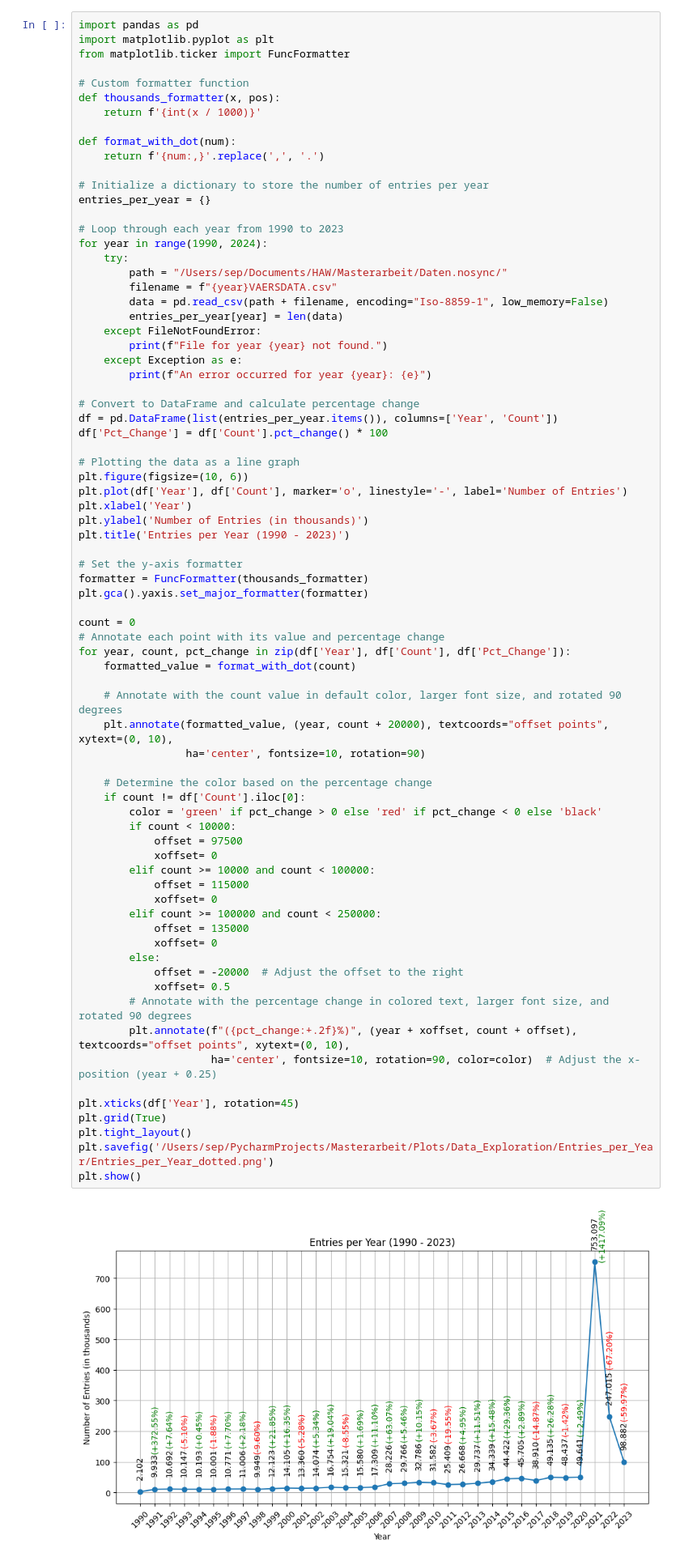
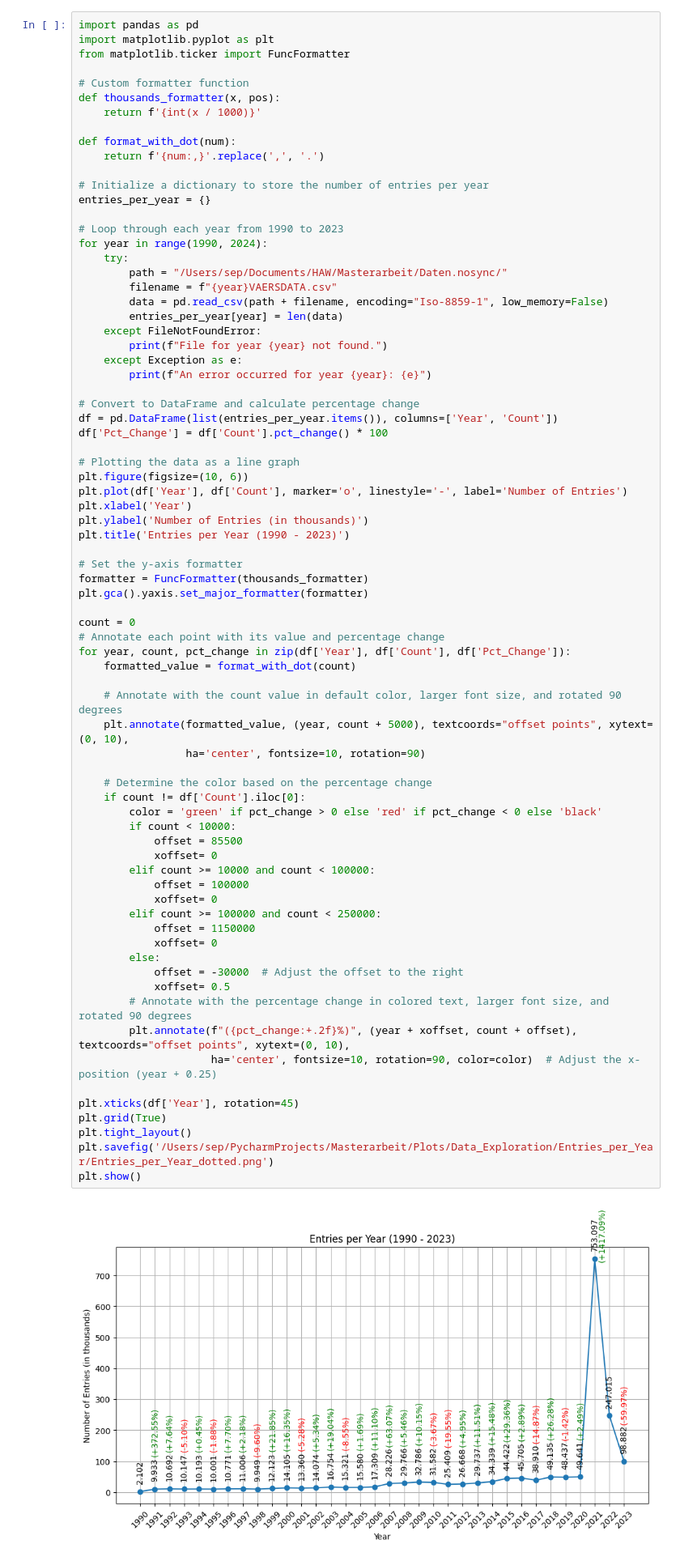
Before and after one commit to ZaNioxX/Masterarbeit, a Jupyter notebook: Data_Exploration/entries_per_year.ipynb, the cells around one changed output. Shown at 81% size. Cells and saved outputs as stored; diff of their text form.

Commit message:
added new plot

```diff
--- a/Data_Exploration/entries_per_year.ipynb
+++ b/Data_Exploration/entries_per_year.ipynb
@@ -249,36 +249,36 @@ plt.gca().yaxis.set_major_formatter(formatter)
 
 count = 0
 # Annotate each point with its value and percentage change
 for year, count, pct_change in zip(df['Year'], df['Count'], df['Pct_Change']):
     formatted_value = format_with_dot(count)
 
     # Annotate with the count value in default color, larger font size, and rotated 90 degrees
-    plt.annotate(formatted_value, (year, count + 20000), textcoords="offset points", xytext=(0, 10),
+    plt.annotate(formatted_value, (year, count + 5000), textcoords="offset points", xytext=(0, 10),
                  ha='center', fontsize=10, rotation=90)
 
     # Determine the color based on the percentage change
     if count != df['Count'].iloc[0]:
         color = 'green' if pct_change > 0 else 'red' if pct_change < 0 else 'black'
         if count < 10000:
-            offset = 97500
+            offset = 85500
             xoffset= 0
         elif count >= 10000 and count < 100000:
-            offset = 115000
+            offset = 100000
             xoffset= 0
         elif count >= 100000 and count < 250000:
-            offset = 135000
+            offset = 1150000
             xoffset= 0
         else:
-            offset = -20000  # Adjust the offset to the right
+            offset = -30000  # Adjust the offset to the right
             xoffset= 0.5
         # Annotate with the percentage change in colored text, larger font size, and rotated 90 degrees
         plt.annotate(f"({pct_change:+.2f}%)", (year + xoffset, count + offset), textcoords="offset points", xytext=(0, 10),
                      ha='center', fontsize=10, rotation=90, color=color)  # Adjust the x-position (year + 0.25)
 
 plt.xticks(df['Year'], rotation=45)
 plt.grid(True)
 plt.tight_layout()
 plt.savefig('/Users/sep/PycharmProjects/Masterarbeit/Plots/Data_Exploration/Entries_per_Year/Entries_per_Year_dotted.png')
 plt.show()
 # %% [output]
-[figure, old version]
+[figure, new version]
```
Also changed, not shown: parts of 1 cell of this notebook, 3 other files.
